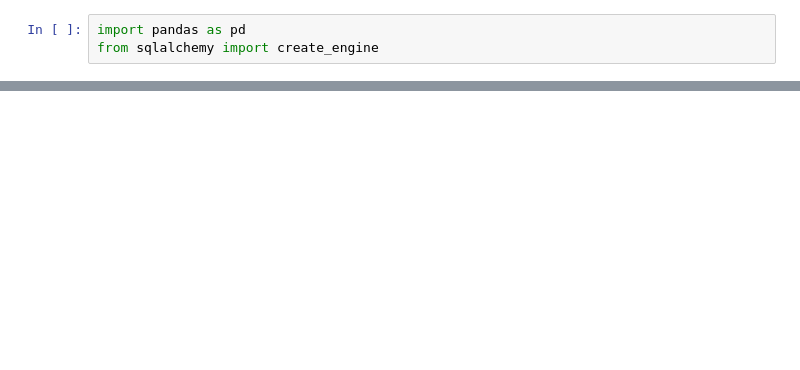
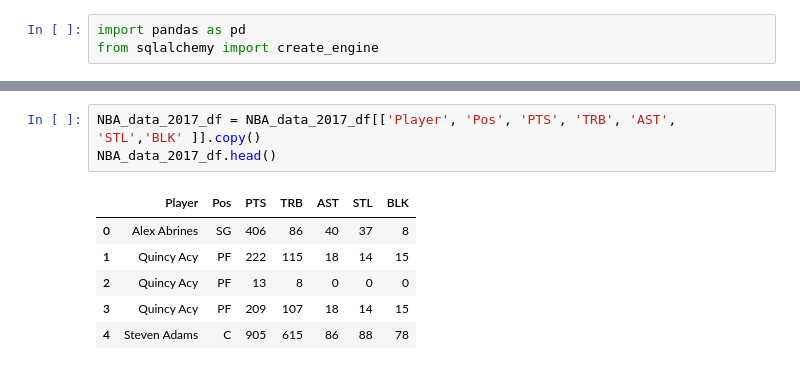
Before and after one commit to svodog34/Homework, a Jupyter notebook: ETL/ETL.ipynb, the cells around one changed output, grey strips where cells are left out. Saved outputs shown, nothing was run; the diff lists cells and outputs as text; blank space fills up the shorter version.

```diff
--- a/ETL/ETL.ipynb
+++ b/ETL/ETL.ipynb
@@ -9,0 +26,10 @@ FileNotFoundError: File b'..Users/SteveHome/Desktop/Homework/ETL/Resources/2017_
+# %%
+NBA_data_2017_df = NBA_data_2017_df[['Player', 'Pos', 'PTS', 'TRB', 'AST', 'STL','BLK' ]].copy()
+NBA_data_2017_df.head()
+# %% [output]
+|  | Player | Pos | PTS | TRB | AST | STL | BLK |
+| 0 | Alex Abrines | SG | 406 | 86 | 40 | 37 | 8 |
+| 1 | Quincy Acy | PF | 222 | 115 | 18 | 14 | 15 |
+| 2 | Quincy Acy | PF | 13 | 8 | 0 | 0 | 0 |
+| 3 | Quincy Acy | PF | 209 | 107 | 18 | 14 | 15 |
+| 4 | Steven Adams | C | 905 | 615 | 86 | 88 | 78 |
```
Also changed, not shown: parts of 18 cells of this notebook, 1 other file.
